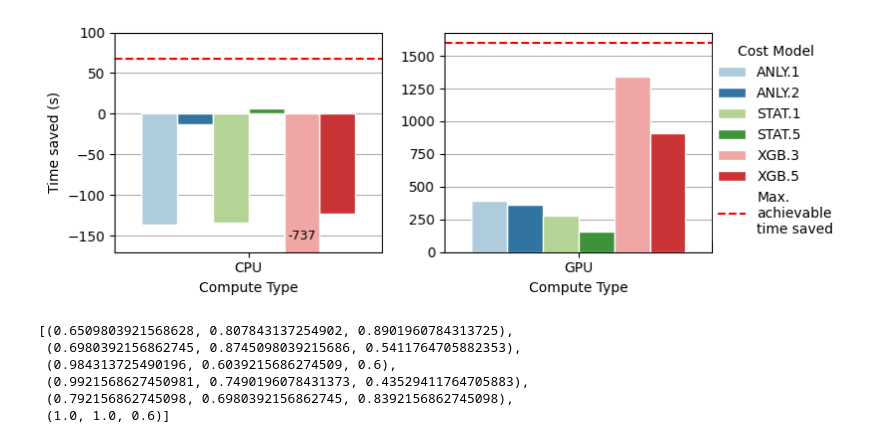
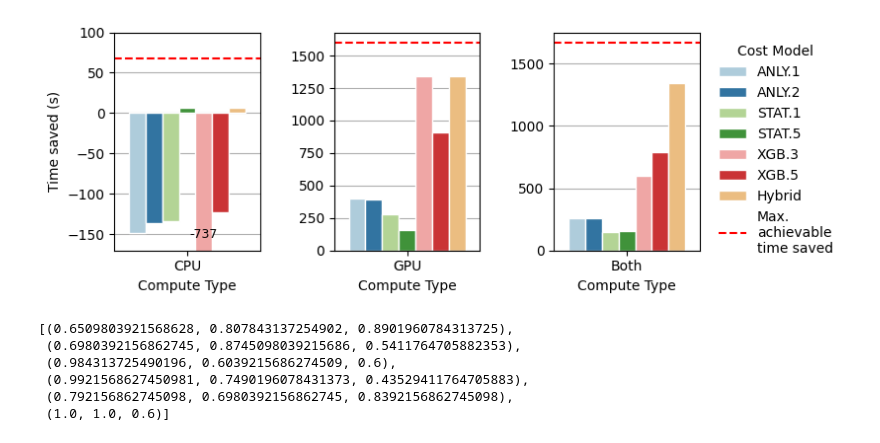
Before and after one commit to ptemarvelde/amalur-experiments, a Jupyter notebook: results/full_1/evaluation/05-comparison.ipynb, the cells around one changed output. Drawn from its saved outputs; the diff is of its cells as text; code cells hidden in the pictures.

Commit message:
hybrid model and eval

```diff
--- a/results/full_1/evaluation/05-comparison.ipynb
+++ b/results/full_1/evaluation/05-comparison.ipynb
@@ -6,6 +6,6 @@
 from evaluation.util import load_eval_results
 import matplotlib.pyplot as plt
 import seaborn as sns
-plt.style.use("/home/pepijn/Documents/uni/y5/thesis/writing/msc-thesis-figures/std-colors.mplstyle")
+import pandas as pd
 # %% [output]
 /home/pepijn/Documents/uni/y5/thesis/amalur/amalur-experiments/results/full_1
@@ -13,6 +15,7 @@ plt.style.use("/home/pepijn/Documents/uni/y5/thesis/writing/msc-thesis-figures/s
 
 %%capture
 merged_results = load_eval_results()
-merged_results = merged_results[(merged_results.model_type=='own') & (merged_results.model != 'Hybrid')]
+merged_results = merged_results[(merged_results.model_type=='own')]
 merged_results['eval_type'] = merged_results['eval_type'].str.upper()
+# merged_results = merged_results.drop(merged_results[(merged_results.model =='Hybrid') & (merged_results.eval_type != "FULL")].index)
 # %% [output]
@@ -36,49 +39,60 @@ merged_results['eval_type'] = merged_results['eval_type'].str.upper()
 # %%
 import textwrap
-fig, axs = plt.subplots(1, 2, figsize=(0.9 * 8, 3))
+fig, axs = plt.subplots(1, 3, figsize=(0.9 * 8, 3))
 plotdf = merged_results[
     # (merged_results.model_type == "own") &
-    (merged_results.eval_type.isin(["CPU", "GPU"]))
+    (merged_results.eval_type.isin(["CPU", "GPU", "FULL"]))
 ].sort_values("eval_type", ascending=False)
 
 
-for i, (ax, (name, group)) in enumerate(zip(axs, plotdf.groupby("eval_type"))):
+for i, (ax, (name, group)) in enumerate(zip([axs[0], axs[2], axs[1]], plotdf.groupby("eval_type"))):
+    group  = group.sort_values("model")
+    model_order = ['ANLY.1', 'ANLY.2', 'STAT.1', 'STAT.5', 'XGB.3', 'XGB.5', 'Hybrid']
+    group['model'] = pd.Categorical(group['model'], categories=model_order, ordered=True)
+    group = group.sort_values('model')
+
     sns.barplot(
         data=group,
         y="y_pred_time_saved",
         x="eval_type",
         hue="model",
         ax=ax,
         palette=sns.color_palette("Paired")
     )
 
     ax.grid(axis="y")
     ax.set_axisbelow(True)
     # ax.set_ylim(0., 1.)
     ax.set_xlabel("Compute Type")
     # ax.set_ylim(-2.2, 1)
     ax.set_ylabel("Time saved (s)")
     ax.axhline(y=group.y_true_time_saved.max(), color='r', linestyle='--', label="\n".join(textwrap.wrap('Max. achievable time saved', width=10)))
 
     # Add annotations for negative bars lower than the ylim
     for patch in ax.patches:
         patch.set_edgecolor("white")
         height = patch.get_height()
         if height < -150:
             ax.annotate(f'{height:.0f}', (patch.get_x() + patch.get_width() / 2., -160),
                          ha='center', va='center', xytext=(0, 5.5), textcoords='offset points', fontsize=9)
 
     if i == 1:
-        ax.legend(title="Cost Model", ncol=1, loc="upper right", bbox_to_anchor=(1.5, 1.0), edgecolor="white")
         ax.set_ylabel(None)
-    else:
+        ax.get_legend().remove()
+        ax.legend(title="Cost Model", ncol=1, loc="upper right", bbox_to_anchor=(2.0, 1.0), edgecolor="white")
+        ax.set_xticklabels(['Both'])
+    elif i == 0:
         ax.set_ylim(-170, 100)
         ax.get_legend().remove()
+    elif i == 2:
+        ax.set_ylabel(None)
+        ax.get_legend().remove()
+
 fig.subplots_adjust(right=0.3)
 fig.tight_layout()
 fig.savefig("/home/pepijn/Documents/uni/y5/thesis/writing/overleaf/chapters/05_cost_estimation/figures/compare_gpu_vs_cpu.pdf", bbox_inches="tight")
 # %% [output]
-[figure, old version]
+[figure, new version]
 # %%
 sns.color_palette(sns.color_palette("Paired")[::2])
 # %% [output]
```
Also changed, not shown: parts of 2 cells of this notebook, 4 other files.
